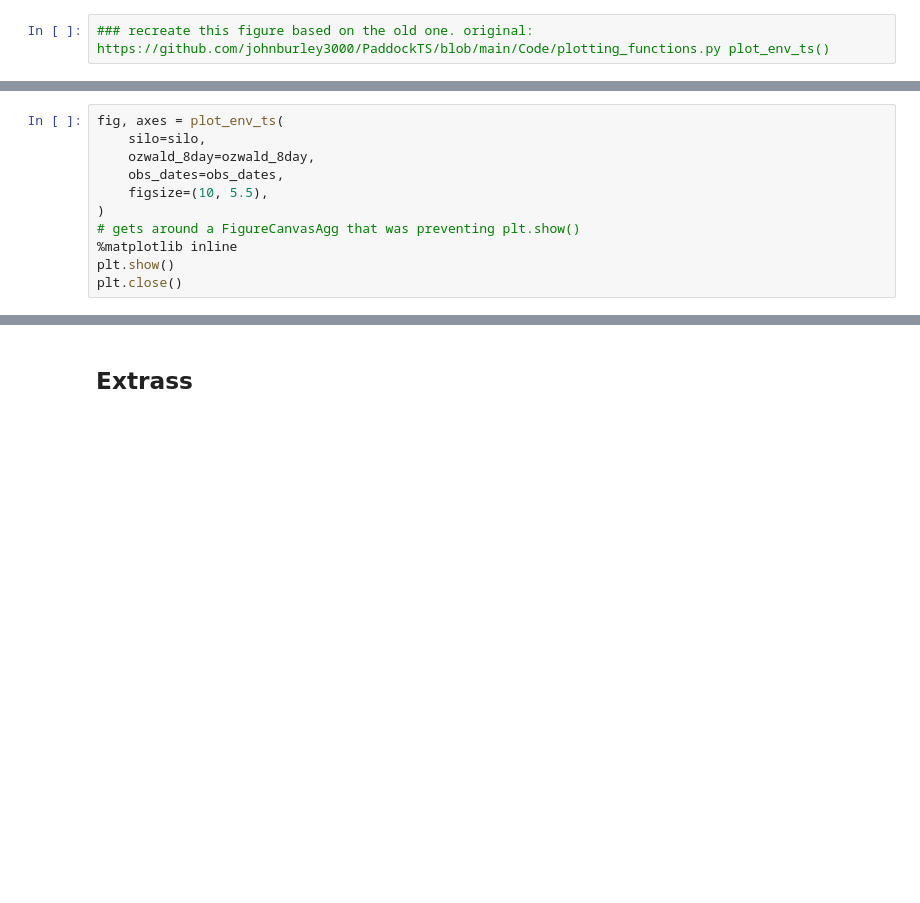
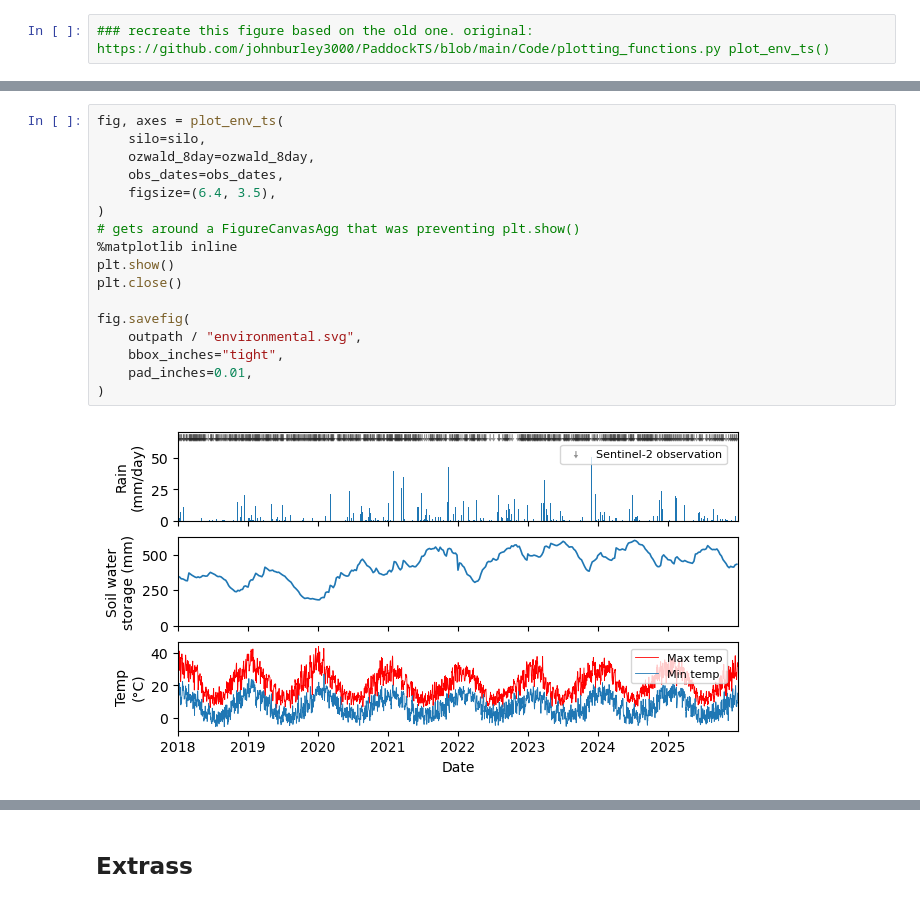
Before and after one commit to johnburley3000/paddocktimeseries, a Jupyter notebook: demo/Milgadara_demonstration.ipynb, the cells around one changed output, grey strips where cells are left out. Saved outputs shown, nothing was run; the diff lists cells and outputs as text; blank space fills up the shorter version.

```diff
--- a/demo/Milgadara_demonstration.ipynb
+++ b/demo/Milgadara_demonstration.ipynb
@@ -858,11 +1116,19 @@ def plot_env_ts(
 # %%
 fig, axes = plot_env_ts(
     silo=silo,
     ozwald_8day=ozwald_8day,
     obs_dates=obs_dates,
-    figsize=(10, 5.5),
+    figsize=(6.4, 3.5),
 )
 # gets around a FigureCanvasAgg that was preventing plt.show()
 %matplotlib inline
 plt.show()
 plt.close()
+
+fig.savefig(
+    outpath / "environmental.svg",
+    bbox_inches="tight",
+    pad_inches=0.01,
+)
+# %% [output]
+[figure, added]
```
Also changed, not shown: parts of 41 cells of this notebook.
